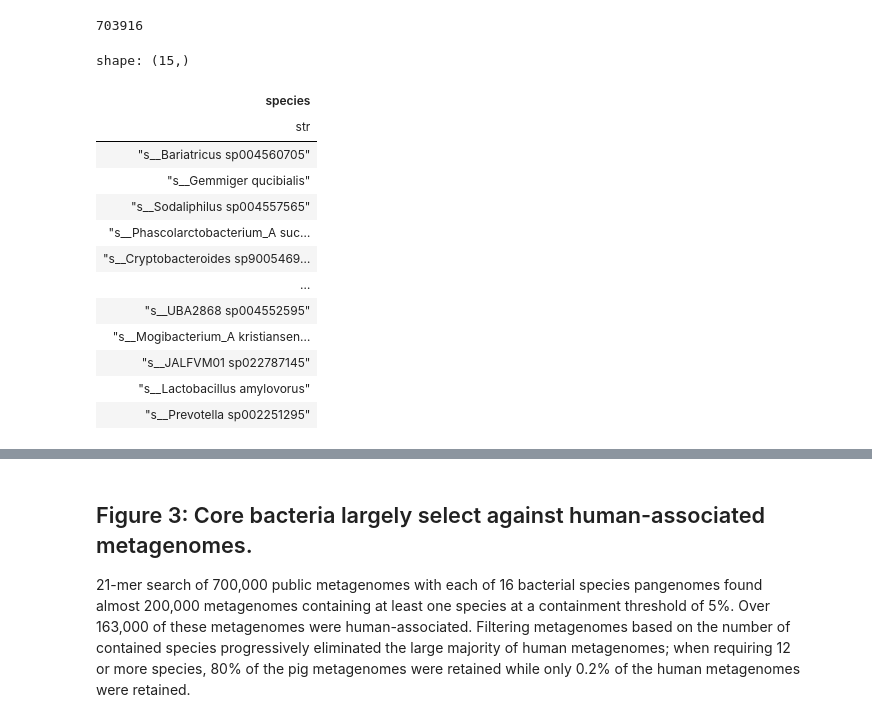
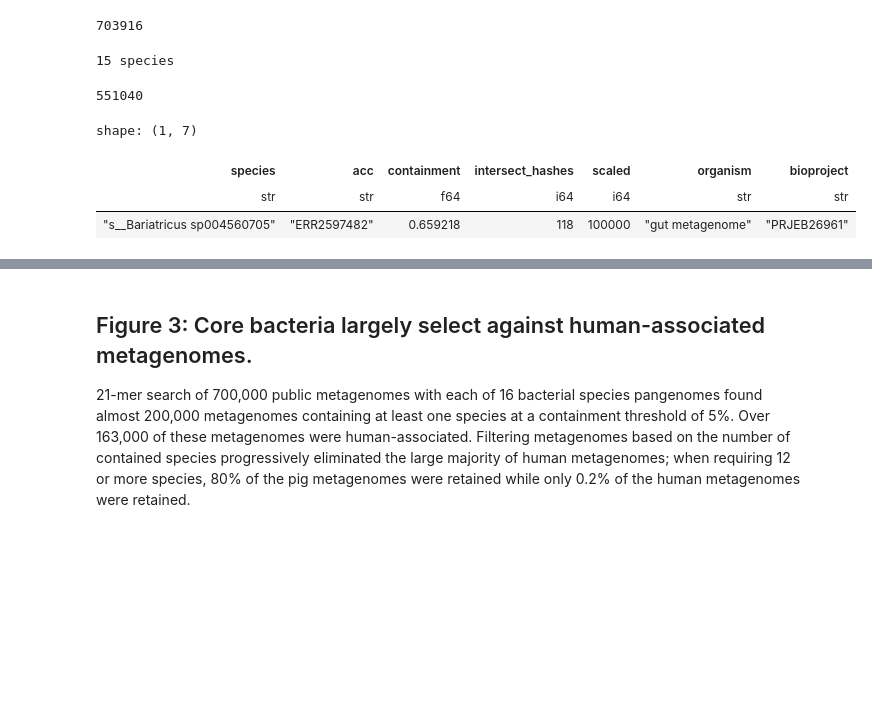
Before and after one commit to dib-lab/2025-workflow-core99, a Jupyter notebook: notebooks/figure3-branchwater.ipynb, the cells around one changed output, grey strips where cells are left out. Saved outputs shown, nothing was run; the diff lists cells and outputs as text; code cells hidden in the pictures; blank space fills up the shorter version.

```diff
--- a/notebooks/figure3-branchwater.ipynb
+++ b/notebooks/figure3-branchwater.ipynb
@@ -11,8 +11,8 @@ BASE='/home/ctbrown/scratch3/2025-workflow-core99/'
 BASE_OUTPUTS=BASE+'/outputs.branchwater'
 
 # set thresholds
-#HASH_THRESHOLD=10
-CONTAINMENT_THRESHOLD=0.05
+HASH_THRESHOLD=20
+#CONTAINMENT_THRESHOLD=0.05
 
 # where to place figures
 FIG_OUT=BASE+'/outputs.figures/'
@@ -25,16 +25,16 @@ import pandas as pd
 import pyarrow
 import matplotlib.pyplot as plt
 # %%
-dirpath = BASE_OUTPUTS+'/manysearch.cds.*.parquet'
+dirpath = BASE_OUTPUTS+'/manysearch.cds-100k.*.parquet'
 
-bw_df = pl.scan_parquet(dirpath).collect()
-bw_df = bw_df.with_columns(pl.col("query_name").alias("species"),
+all_bw_df = pl.scan_parquet(dirpath).collect()
+all_bw_df = all_bw_df.with_columns(pl.col("query_name").alias("species"),
                            pl.col("match_name").alias("acc"))
-bw_df = bw_df.select(["species", "acc", "containment", "intersect_hashes"])
+all_bw_df = all_bw_df.select(["species", "acc", "containment", "intersect_hashes", "scaled"])
 
 # set threshold
-#bw_df = bw_df.filter(pl.col("intersect_hashes") >= HASH_THRESHOLD)
-bw_df = bw_df.filter(pl.col("containment") >= CONTAINMENT_THRESHOLD)
+#bw_df = all_bw_df.filter(pl.col("intersect_hashes") >= HASH_THRESHOLD)
+#bw_df = all_bw_df.filter(pl.col("containment") >= CONTAINMENT_THRESHOLD)
 # %%
 # get metadata, only compare WGS
 metadata_df = (
@@ -48,23 +48,10 @@ print(len(metadata_df))
 # %% [output]
 703916
 # %%
-bw_df = bw_df.join(metadata_df, on="acc", how="left")
-bw_df['species'].unique()
+all_bw_df = all_bw_df.join(metadata_df, on="acc", how="left")
+print(all_bw_df['species'].n_unique(), 'species')
 # %% [output]
-shape: (15,)
+15 species
-| species |
-| str |
-| "s__Bariatricus sp004560705" |
-| "s__Gemmiger qucibialis" |
-| "s__Sodaliphilus sp004557565" |
-| "s__Phascolarctobacterium_A suc… |
-| "s__Cryptobacteroides sp9005469… |
-| … |
-| "s__UBA2868 sp004552595" |
-| "s__Mogibacterium_A kristiansen… |
-| "s__JALFVM01 sp022787145" |
-| "s__Lactobacillus amylovorus" |
-| "s__Prevotella sp002251295" |
 # %%
 # remove shitty entries with shitty metatada
 def remove_unnannotated(df: pl.DataFrame) -> pl.DataFrame:
@@ -155,4 +142,18 @@ def plot_cat_percent(df, *, ax=None):
     ax.set_xlabel('Number of bacteria (out of 16)')
     plt.legend(title='Metagenome origin', bbox_to_anchor=(1.05, 1), loc='upper left', fontsize=8)
     #plt.tight_layout()
+# %%
+bw_df = all_bw_df.filter(pl.col("intersect_hashes") >= HASH_THRESHOLD)
+#bw_df = all_bw_df.filter(pl.col("containment") >= CONTAINMENT_THRESHOLD)
+# %%
+print(len(bw_df))
+# %% [output]
+551040
+# %%
+bw_df.filter((pl.col("species") == "s__Bariatricus sp004560705") & (pl.col("acc") == "ERR2597482"))
+# %% [output]
+shape: (1, 7)
+| species | acc | containment | intersect_hashes | scaled | organism | bioproject |
+| str | str | f64 | i64 | i64 | str | str |
+| "s__Bariatricus sp004560705" | "ERR2597482" | 0.659218 | 118 | 100000 | "gut metagenome" | "PRJEB26961" |
 # %%
```
Also changed, not shown: parts of 8 cells of this notebook, 6 other files.
